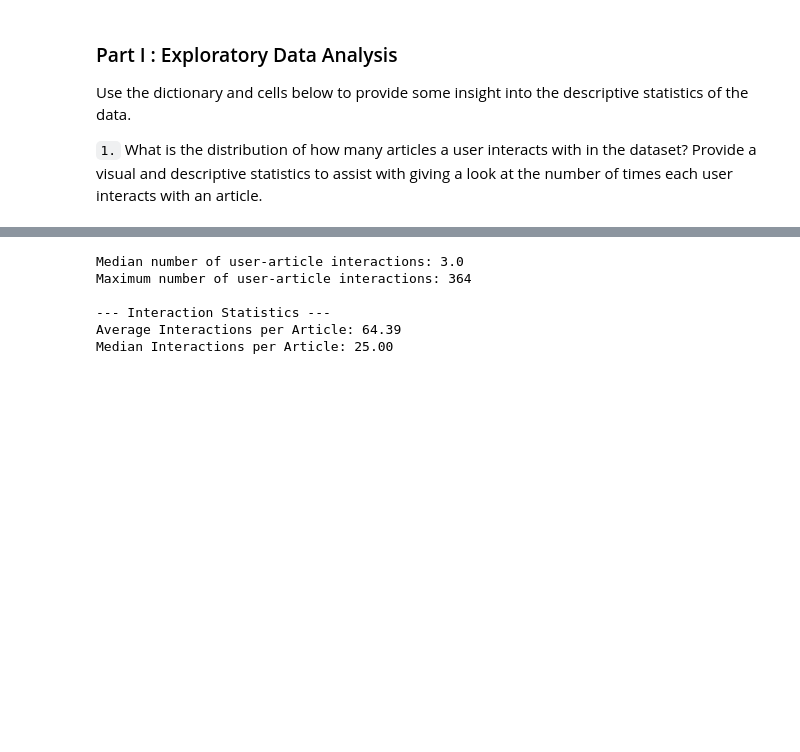
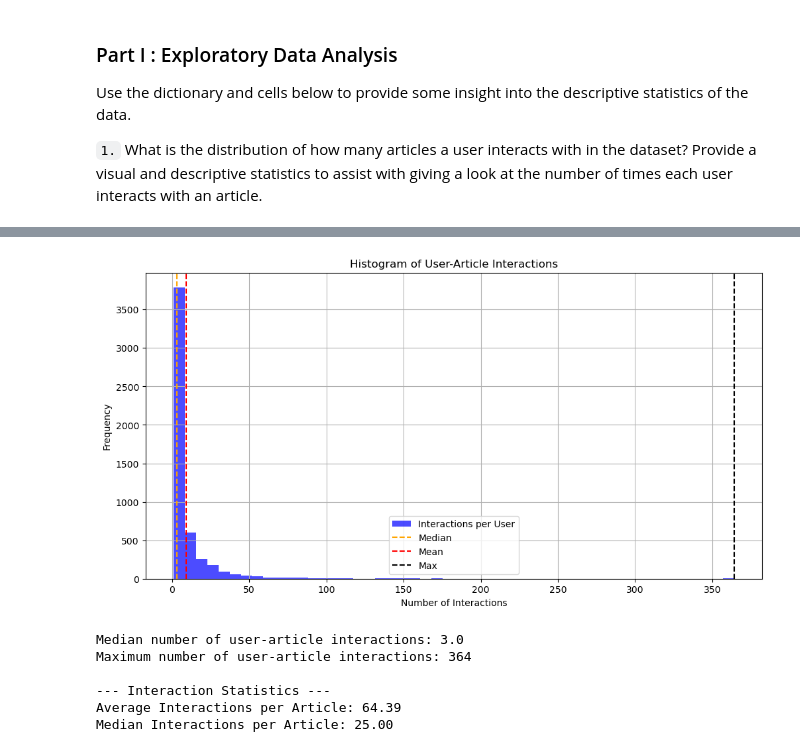
Before and after one commit to gobigorgohome29/recommendation_engines, a Jupyter notebook: recommendation_engines/Recommendations_with_IBM.ipynb, the cells around one changed output, grey strips where cells are left out. Drawn from its saved outputs; the diff is of its cells as text; code cells hidden in the pictures; blank space fills up the shorter version.

```diff
--- a/recommendation_engines/Recommendations_with_IBM.ipynb
+++ b/recommendation_engines/Recommendations_with_IBM.ipynb
@@ -214,6 +217,26 @@ Duplicate Article IDs: 5
 ['analytics' 'cloudant' 'code' 'compose' 'create' 'data' 'database' 'ibm'
  'learning' 'like' 'll' 'machine' 'model' 'new' 'science' 'share' 'spark'
  'time' 'use' 'using']
+# %%
+# Calculate interactions per user and per article
+interactions_per_user = df.groupby('email')['article_id'].count()
+interactions_per_article = df.groupby('article_id')['email'].count()
+
+# Plot histogram of interactions per user
+plt.figure(figsize=(12, 6))
+plt.hist(interactions_per_user, bins=50, alpha=0.7, color='blue', label='Interactions per User')
+plt.axvline(interactions_per_user.median(), color='orange', linestyle='--', label='Median')
+plt.axvline(interactions_per_user.mean(), color='red', linestyle='--', label='Mean')
+plt.axvline(interactions_per_user.max(), color='black', linestyle='--', label='Max')
+
+plt.title('Histogram of User-Article Interactions')
+plt.xlabel('Number of Interactions')
+plt.ylabel('Frequency')
+plt.legend()
+plt.grid(True)
+plt.show()
+# %% [output]
+[figure, added]
 # %%
 # Fill in the median and maximum number of user_article interactios below
 interactions_per_user = df.groupby('email')['article_id'].count()
```
Also changed, not shown: parts of 43 cells of this notebook.
